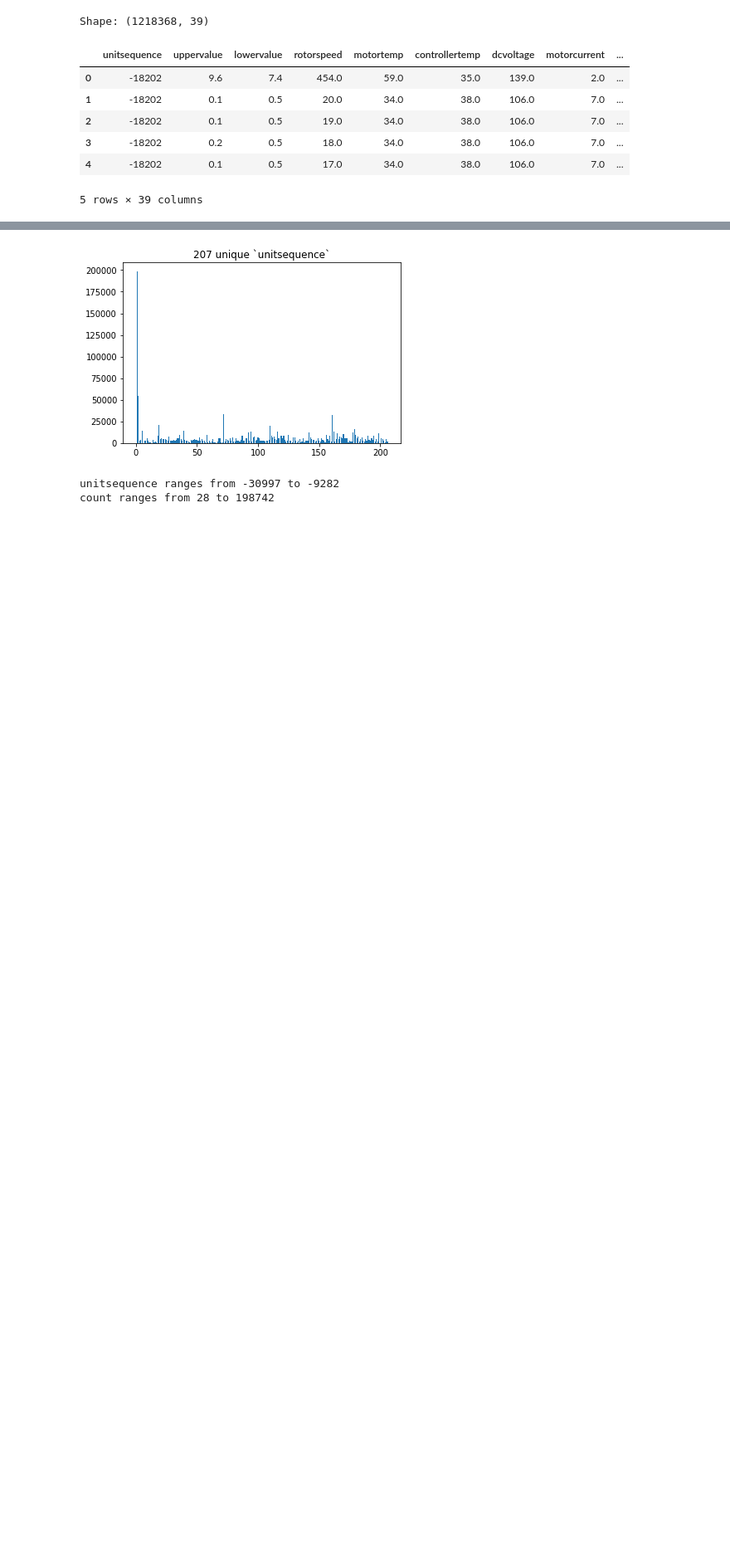
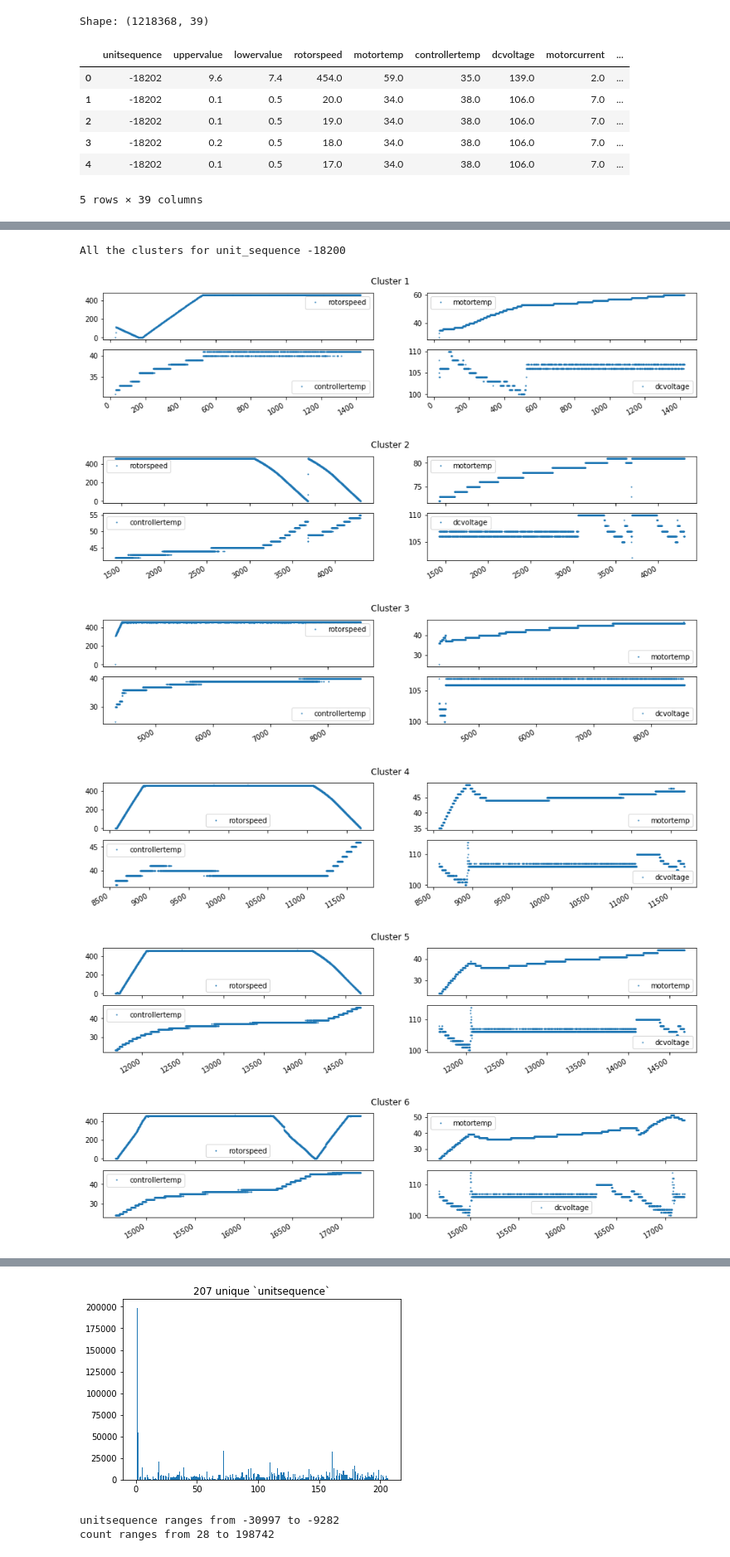
Before and after one commit to jarednielsen/cryopumps, a Jupyter notebook: jared-pump-data.ipynb, the cells around one changed output, grey strips where cells are left out. Shown at 83% size. Saved outputs shown, nothing was run; the diff lists cells and outputs as text; code cells hidden in the pictures; blank space fills up the shorter version.

Commit message:
cluster extraction

```diff
--- a/jared-pump-data.ipynb
+++ b/jared-pump-data.ipynb
@@ -3,3 +5,6 @@ from datetime import datetime
 from matplotlib import pyplot as plt
 import numpy as np
 import pandas as pd
+
+plt.rcParams['figure.figsize'] = 15,3
+blue = '#1f77b4'
@@ -48,6 +56,7 @@ dtype = {
 }
 parse_dates = ['timestamp']
 x = pd.read_csv(url, dtype=dtype, parse_dates=parse_dates)
+x.loc[:,'timestamp'] = x.loc[:,'timestamp'].astype('datetime64[s]')
 print("Shape:", x.shape)
 # %% [output]
 Shape: (1218368, 39)
@@ -63,0 +75,34 @@ x.head()
+# %%
+def get_clusters(unit_sequence_id):
+    """
+    Parameters:
+        unit_sequence_id (int): the id of the pump (fx -18202).
+        # col_name (str): the column to extract data for (fx "controllertemp")
+    Returns:
+        clusters (list(DataFrame)): the DataFrame clusters, ordered by time.
+    """
+    dfc = x[x["unitsequence"] == unit_sequence_id].sort_values("timestamp").copy()
+    cluster = (dfc["timestamp"].diff() > pd.Timedelta(minutes=30)).cumsum()
+    dfc = [v for k,v in dfc.groupby(cluster)]
+    return dfc
+
+def plot_cluster(cluster, title=None):
+    cluster.plot(y=["rotorspeed", "motortemp", "controllertemp", "dcvoltage"],
+                subplots=True, layout=(2,2), marker='o', linestyle='None', color=blue,
+                markersize=1)
+    if title:
+        plt.suptitle(title)
+    plt.show()
+
+clusters = get_clusters(-18200)
+print("All the clusters for unit_sequence -18200")
+for i, cluster in enumerate(clusters):
+    plot_cluster(cluster, title="Cluster {}".format(i+1))
+# %% [output]
+All the clusters for unit_sequence -18200
+[figure, added]
+[figure, added]
+[figure, added]
+[figure, added]
+[figure, added]
+[figure, added]
```
Also changed, not shown: parts of 9 cells of this notebook.
